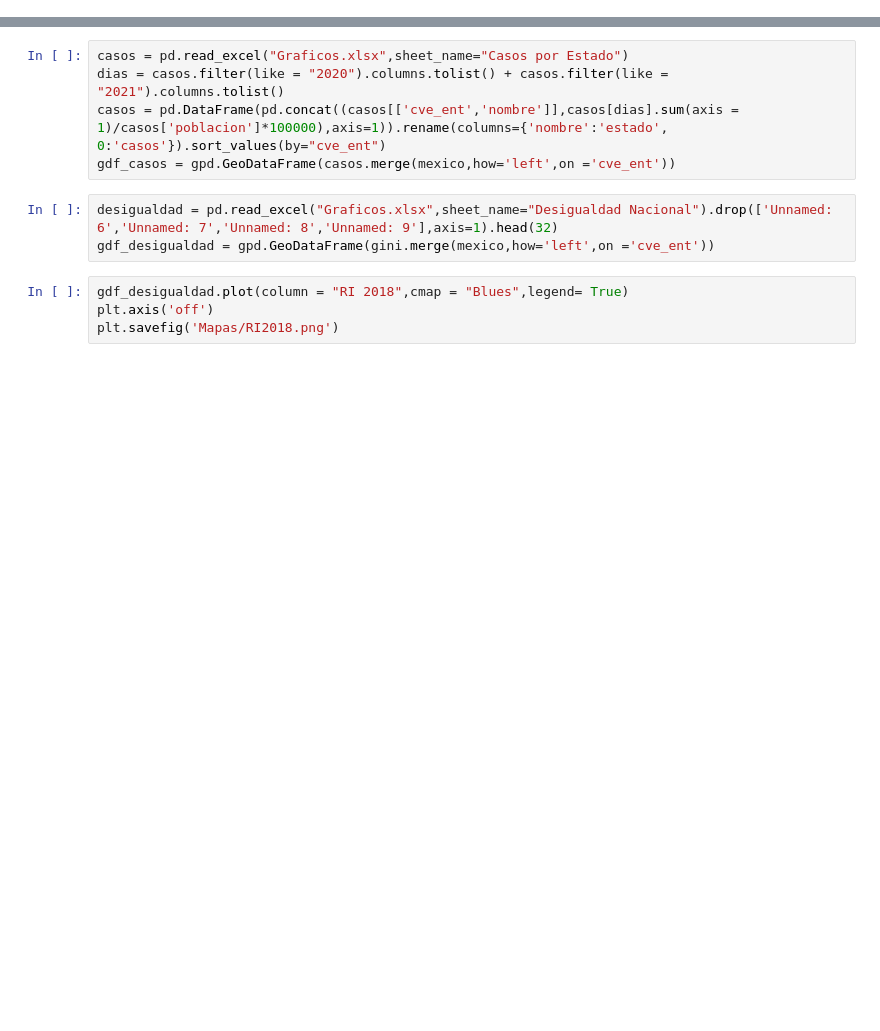
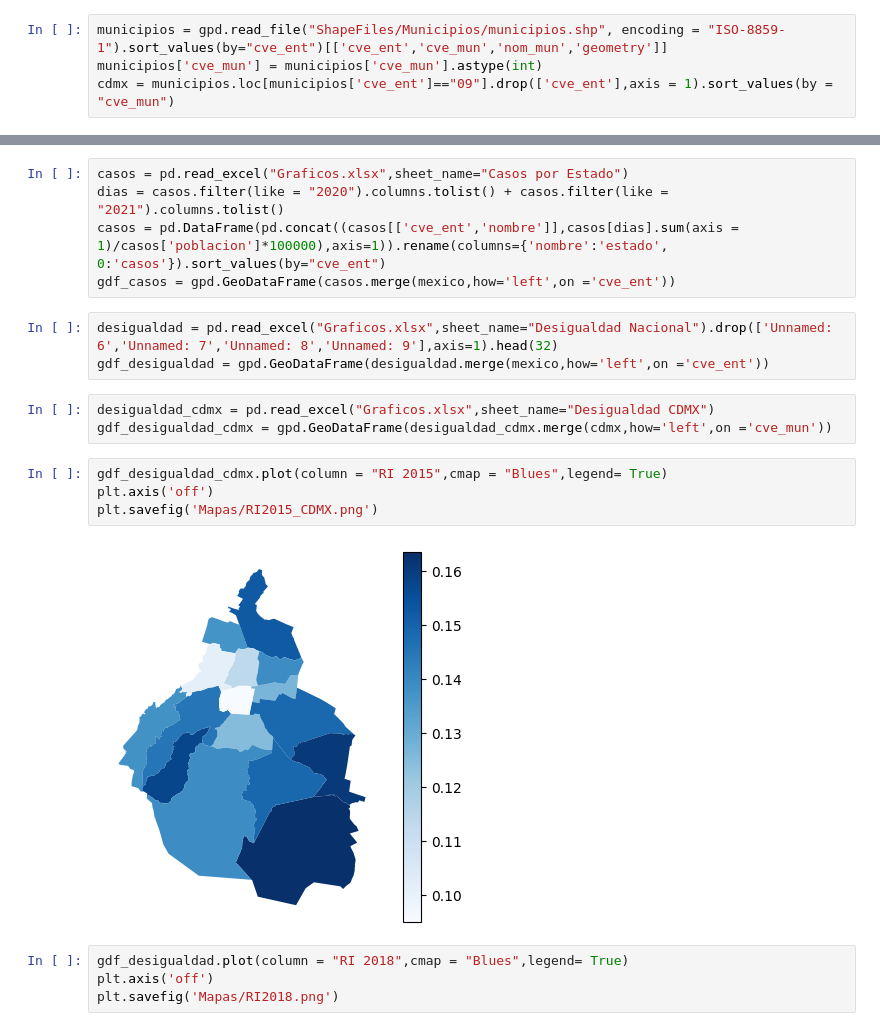
Before and after one commit to ll1ll259/Tesis, a Jupyter notebook: Graficos/graficos.ipynb, the cells around one changed output, grey strips where cells are left out. Drawn from its saved outputs; the diff is of its cells as text; blank space fills up the shorter version.

Commit message:
Codigo mapas

```diff
--- a/Graficos/graficos.ipynb
+++ b/Graficos/graficos.ipynb
@@ -8,4 +8,8 @@ mexico = gpd.read_file("ShapeFiles/mexico.shp", encoding = "ISO-8859-1").sort_va
 mexico['cve_ent'] = mexico['cve_ent'].astype(int)
+# %%
+municipios = gpd.read_file("ShapeFiles/Municipios/municipios.shp", encoding = "ISO-8859-1").sort_values(by="cve_ent")[['cve_ent','cve_mun','nom_mun','geometry']]
+municipios['cve_mun'] = municipios['cve_mun'].astype(int)
+cdmx = municipios.loc[municipios['cve_ent']=="09"].drop(['cve_ent'],axis = 1).sort_values(by = "cve_mun")
 # %%
 defunciones = pd.read_excel("Graficos.xlsx",sheet_name="Defunciones por Estado")
 dias = defunciones.filter(like = "2020").columns.tolist() + defunciones.filter(like = "2021").columns.tolist()
@@ -18,7 +22,16 @@ casos = pd.DataFrame(pd.concat((casos[['cve_ent','nombre']],casos[dias].sum(axis
 gdf_casos = gpd.GeoDataFrame(casos.merge(mexico,how='left',on ='cve_ent'))
 # %%
 desigualdad = pd.read_excel("Graficos.xlsx",sheet_name="Desigualdad Nacional").drop(['Unnamed: 6','Unnamed: 7','Unnamed: 8','Unnamed: 9'],axis=1).head(32)
-gdf_desigualdad = gpd.GeoDataFrame(gini.merge(mexico,how='left',on ='cve_ent'))
+gdf_desigualdad = gpd.GeoDataFrame(desigualdad.merge(mexico,how='left',on ='cve_ent'))
+# %%
+desigualdad_cdmx = pd.read_excel("Graficos.xlsx",sheet_name="Desigualdad CDMX")
+gdf_desigualdad_cdmx = gpd.GeoDataFrame(desigualdad_cdmx.merge(cdmx,how='left',on ='cve_mun'))
+# %%
+gdf_desigualdad_cdmx.plot(column = "RI 2015",cmap = "Blues",legend= True)
+plt.axis('off')
+plt.savefig('Mapas/RI2015_CDMX.png')
+# %% [output]
+[figure, added]
 # %%
 gdf_desigualdad.plot(column = "RI 2018",cmap = "Blues",legend= True)
 plt.axis('off')
```
Also changed, not shown: parts of 1 cell of this notebook.
